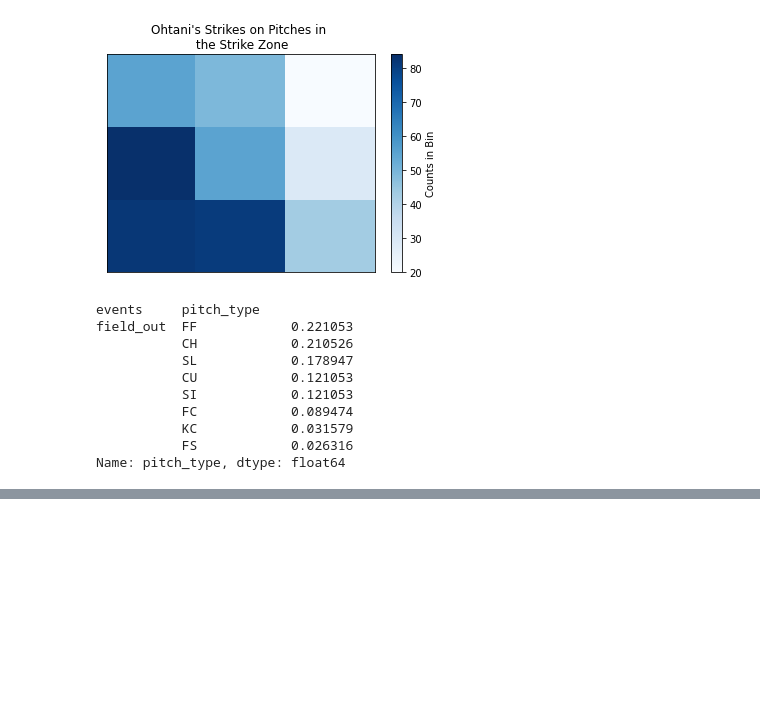
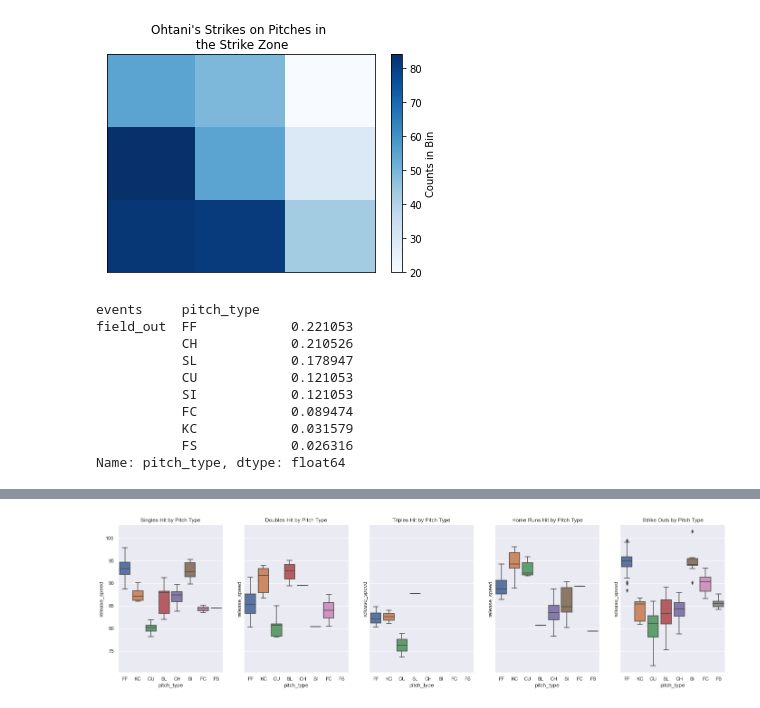
Before and after one commit to teruki-i/Ohtani, a Jupyter notebook: Ohtani_2021.ipynb, the cells around one changed output, grey strips where cells are left out. Saved outputs shown, nothing was run; the diff lists cells and outputs as text; code cells hidden in the pictures; blank space fills up the shorter version.

```diff
--- a/Ohtani_2021.ipynb
+++ b/Ohtani_2021.ipynb
@@ -388,0 +410,11 @@ Name: pitch_type, dtype: float64
+# %%
+fig, axs = plt.subplots(ncols=5, sharex=True, sharey=True)
+sns.set(rc={"figure.figsize":(30, 6)})
+sns.boxplot(y="release_speed", x="pitch_type", data=ohtani21_s, ax=axs[0]).set_title("Singles Hit by Pitch Type")
+sns.boxplot(y="release_speed", x="pitch_type", data=ohtani21_d, ax=axs[1]).set_title("Doubles Hit by Pitch Type")
+sns.boxplot(y="release_speed", x="pitch_type", data=ohtani21_t, ax=axs[2]).set_title("Triples Hit by Pitch Type")
+sns.boxplot(y="release_speed", x="pitch_type", data=ohtani21_hr, ax=axs[3]).set_title("Home Runs Hit by Pitch Type")
+sns.boxplot(y="release_speed", x="pitch_type", data=ohtani21_so, ax=axs[4]).set_title("Strike Outs by Pitch Type")
+plt.show()
+# %% [output]
+[figure, added]
```
Also changed, not shown: parts of 10 cells of this notebook.
